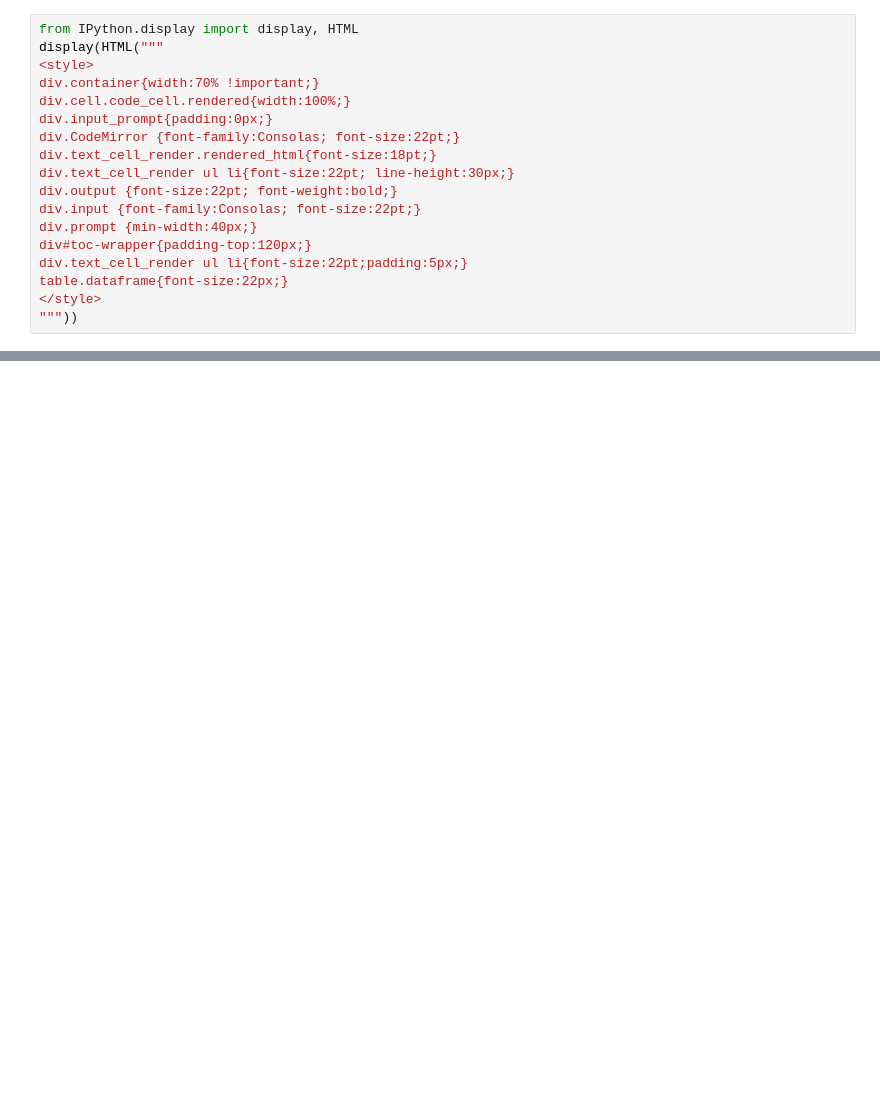
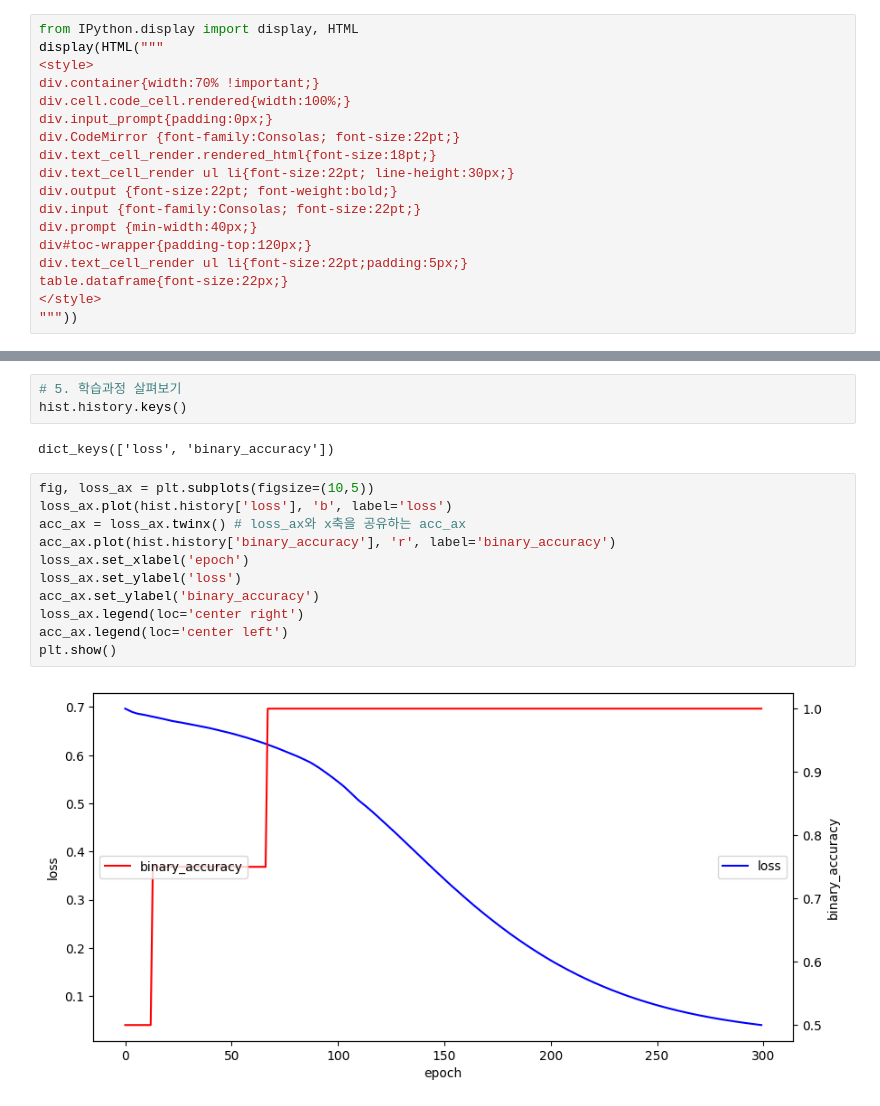
Before and after one commit to mystery7city/ai, a Jupyter notebook: source/05_DeepLearning/05_XOR를 v2로.ipynb, the cells around one changed output, grey strips where cells are left out. Drawn from its saved outputs; the diff is of its cells as text; blank space fills up the shorter version.

```diff
--- a/source/05_DeepLearning/05_XOR를 v2로.ipynb
+++ b/source/05_DeepLearning/05_XOR를 v2로.ipynb
@@ -86,0 +87,18 @@ Epoch 300/300
+# %%
+# 5. 학습과정 살펴보기
+hist.history.keys()
+# %% [output]
+dict_keys(['loss', 'binary_accuracy'])
+# %%
+fig, loss_ax = plt.subplots(figsize=(10,5))
+loss_ax.plot(hist.history['loss'], 'b', label='loss')
+acc_ax = loss_ax.twinx() # loss_ax와 x축을 공유하는 acc_ax
+acc_ax.plot(hist.history['binary_accuracy'], 'r', label='binary_accuracy')
+loss_ax.set_xlabel('epoch')
+loss_ax.set_ylabel('loss')
+acc_ax.set_ylabel('binary_accuracy')
+loss_ax.legend(loc='center right')
+acc_ax.legend(loc='center left')
+plt.show()
+# %% [output]
+[figure, added]
```
Also changed, not shown: parts of 5 cells of this notebook, 2 other files.
